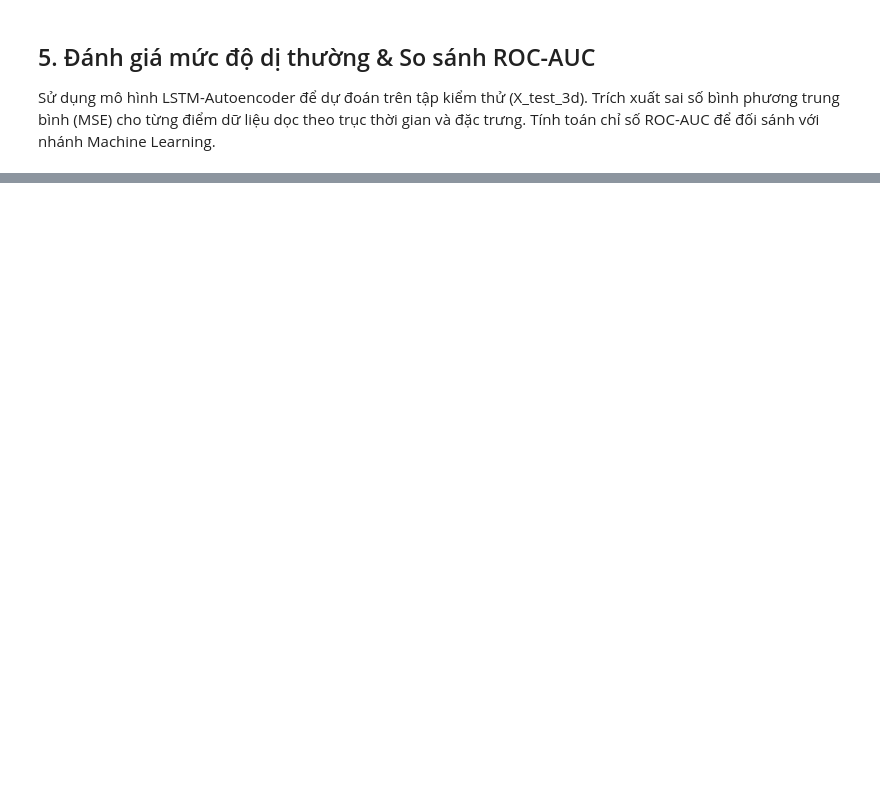
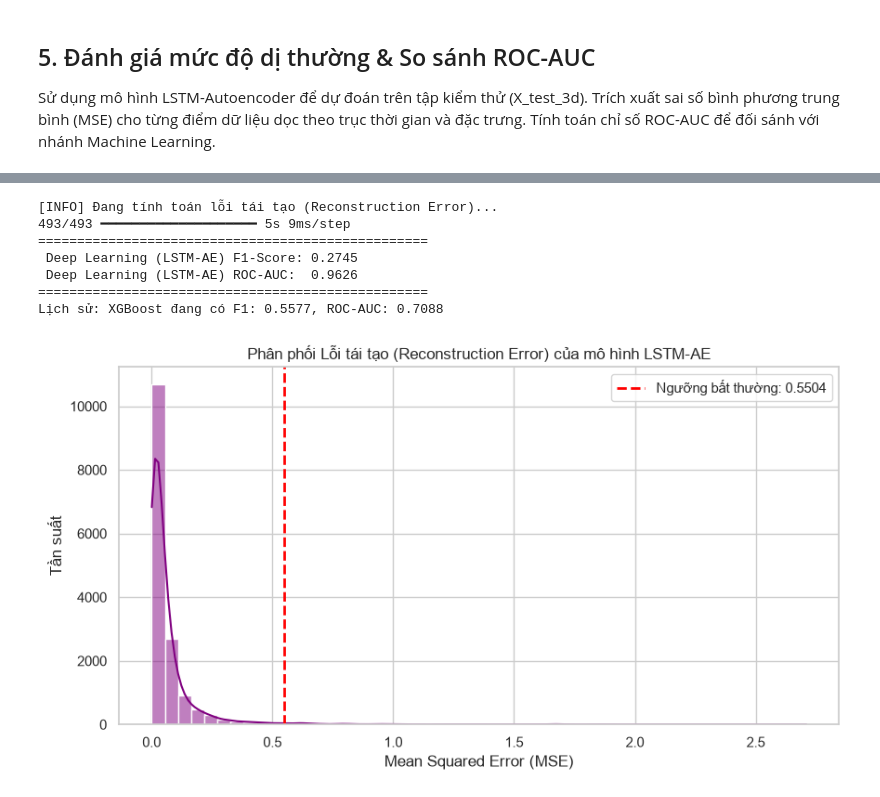
Before and after one commit to DuyChuong3011/T1_AD, a Jupyter notebook: notebooks/03_modeling_dl.ipynb, the cells around one changed output, grey strips where cells are left out. Cells and saved outputs as stored; diff of their text form; code cells hidden in the pictures; blank space fills up the shorter version.

Commit message:
update module DL và quá trình triển khai trên aws

```diff
--- a/notebooks/03_modeling_dl.ipynb
+++ b/notebooks/03_modeling_dl.ipynb
@@ -240,0 +243,40 @@ plt.show()
+# %%
+# 1. Chạy dự đoán để tái tạo lại tín hiệu trên tập Test
+print("[INFO] Đang tính toán lỗi tái tạo (Reconstruction Error)...")
+X_test_pred = lstm_ae.predict(X_test_3d)
+
+# 2. Tính trung bình bình phương sai số (MSE) cho từng điểm dữ liệu
+mse = np.mean(np.power(X_test_3d - X_test_pred, 2), axis=(1, 2))
+
+# 3. Đặt ngưỡng (Threshold) dựa trên phân phối thống kê (Mean + 3*Std)
+threshold = np.mean(mse) + 3 * np.std(mse)
+y_pred_dl = (mse > threshold).astype(int)
+
+# 4. Tính toán điểm số so với nhãn giả (y_test_pseudo)
+f1_dl = f1_score(y_test_pseudo, y_pred_dl)
+roc_auc_dl = roc_auc_score(y_test_pseudo, mse)
+
+print("="*50)
+print(f" Deep Learning (LSTM-AE) F1-Score: {f1_dl:.4f}")
+print(f" Deep Learning (LSTM-AE) ROC-AUC:  {roc_auc_dl:.4f}")
+print("="*50)
+print(f"Lịch sử: XGBoost đang có F1: 0.5577, ROC-AUC: 0.7088")
+
+# 5. Trực quan hoá phân phối lỗi
+plt.figure(figsize=(10,5))
+sns.histplot(mse, bins=50, kde=True, color='purple')
+plt.axvline(threshold, color='red', linestyle='dashed', linewidth=2, label=f'Ngưỡng bất thường: {threshold:.4f}')
+plt.title('Phân phối Lỗi tái tạo (Reconstruction Error) của mô hình LSTM-AE')
+plt.xlabel('Mean Squared Error (MSE)')
+plt.ylabel('Tần suất')
+plt.legend()
+plt.show()
+# %% [output]
+[INFO] Đang tính toán lỗi tái tạo (Reconstruction Error)...
+493/493 ━━━━━━━━━━━━━━━━━━━━ 5s 9ms/step
+==================================================
+ Deep Learning (LSTM-AE) F1-Score: 0.2745
+ Deep Learning (LSTM-AE) ROC-AUC:  0.9626
+==================================================
+Lịch sử: XGBoost đang có F1: 0.5577, ROC-AUC: 0.7088
+[figure, added]
```
Also changed, not shown: parts of 6 cells of this notebook, 7 other files.
